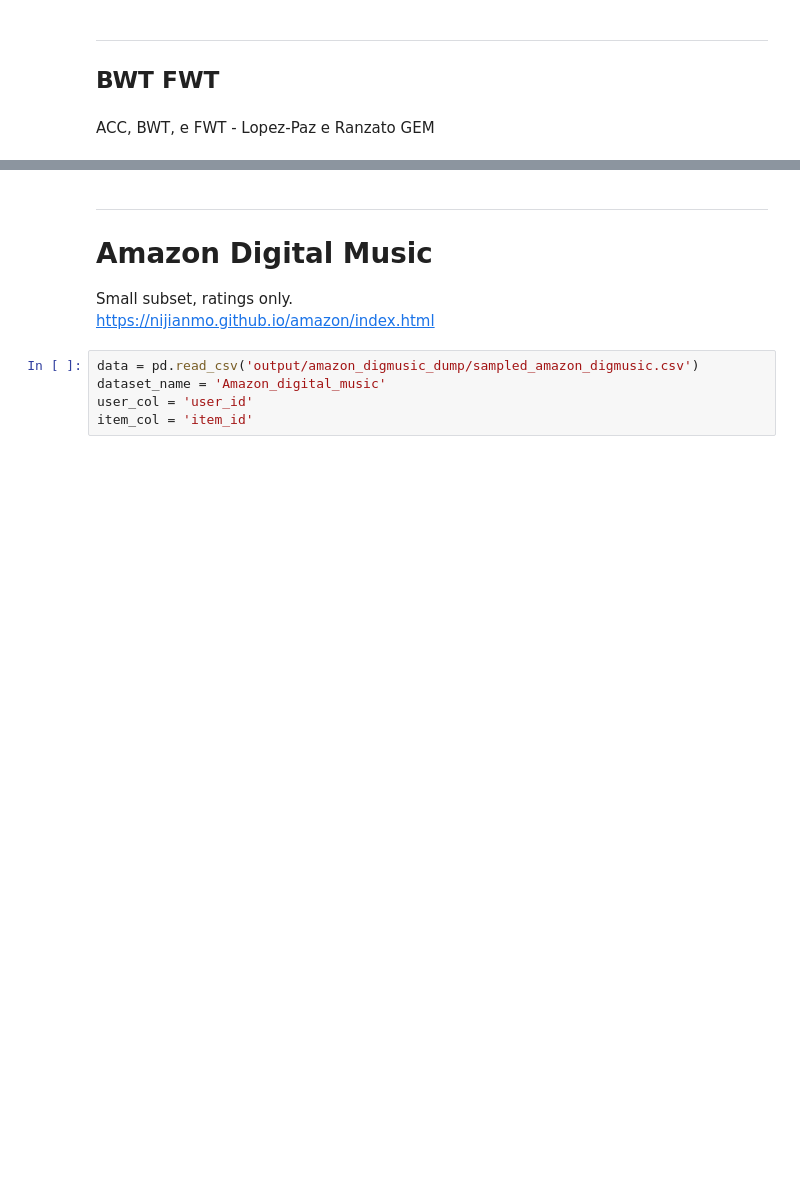
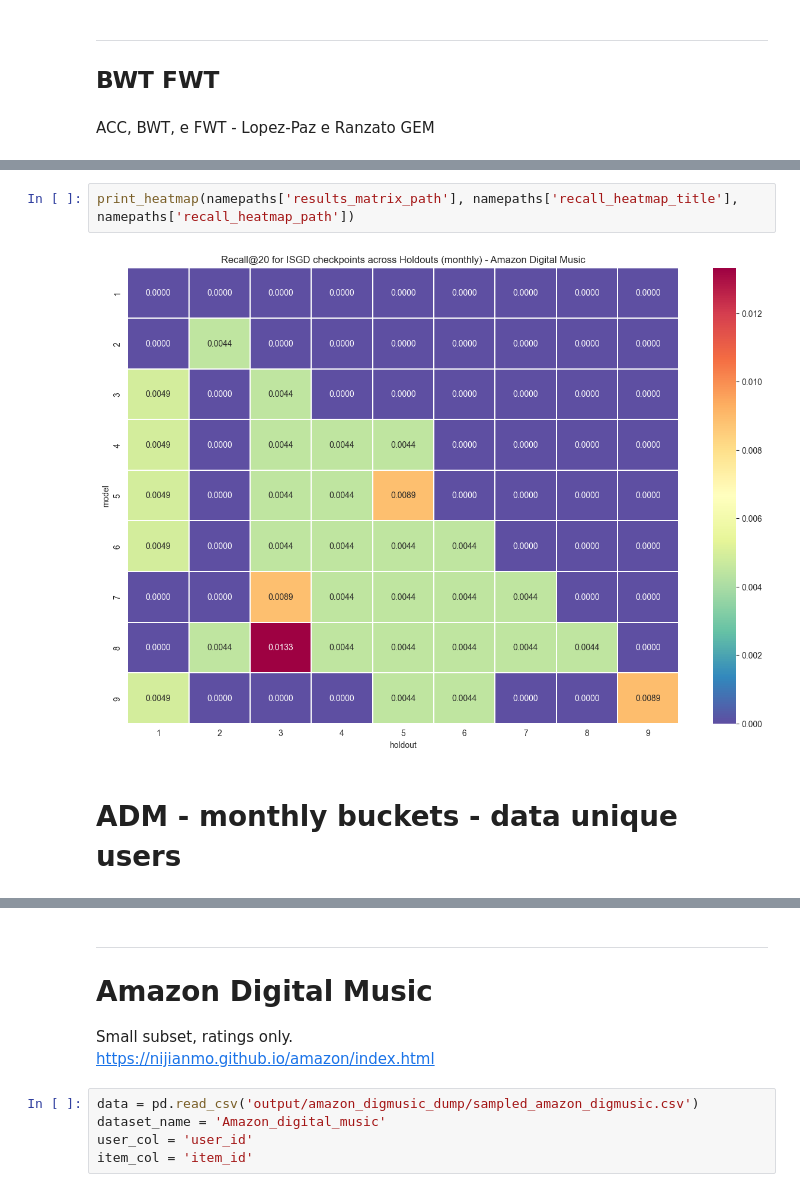
Before and after one commit to mariajoaolavoura/measuring_forgetting, a Jupyter notebook: notebooks/Reproducibility - sample Amazon Digital Music - Avaliacao de Holdouts - ISGD.ipynb, the cells around one changed output, grey strips where cells are left out. Saved outputs shown, nothing was run; the diff lists cells and outputs as text; blank space fills up the shorter version.

```diff
--- a/notebooks/Reproducibility - sample Amazon Digital Music - Avaliacao de Holdouts - ISGD.ipynb
+++ b/notebooks/Reproducibility - sample Amazon Digital Music - Avaliacao de Holdouts - ISGD.ipynb
@@ -42,0 +404,6 @@ def compute_FWT(results_matrix): # Díaz-Rodriguez et al. 2018
+# %%
+print_heatmap(namepaths['results_matrix_path'], namepaths['recall_heatmap_title'], namepaths['recall_heatmap_path'])
+# %% [output]
+[figure, added]
+# %% [markdown]
+# ADM - monthly buckets - data unique users
```
Also changed, not shown: parts of 25 cells of this notebook, 39 other files.
